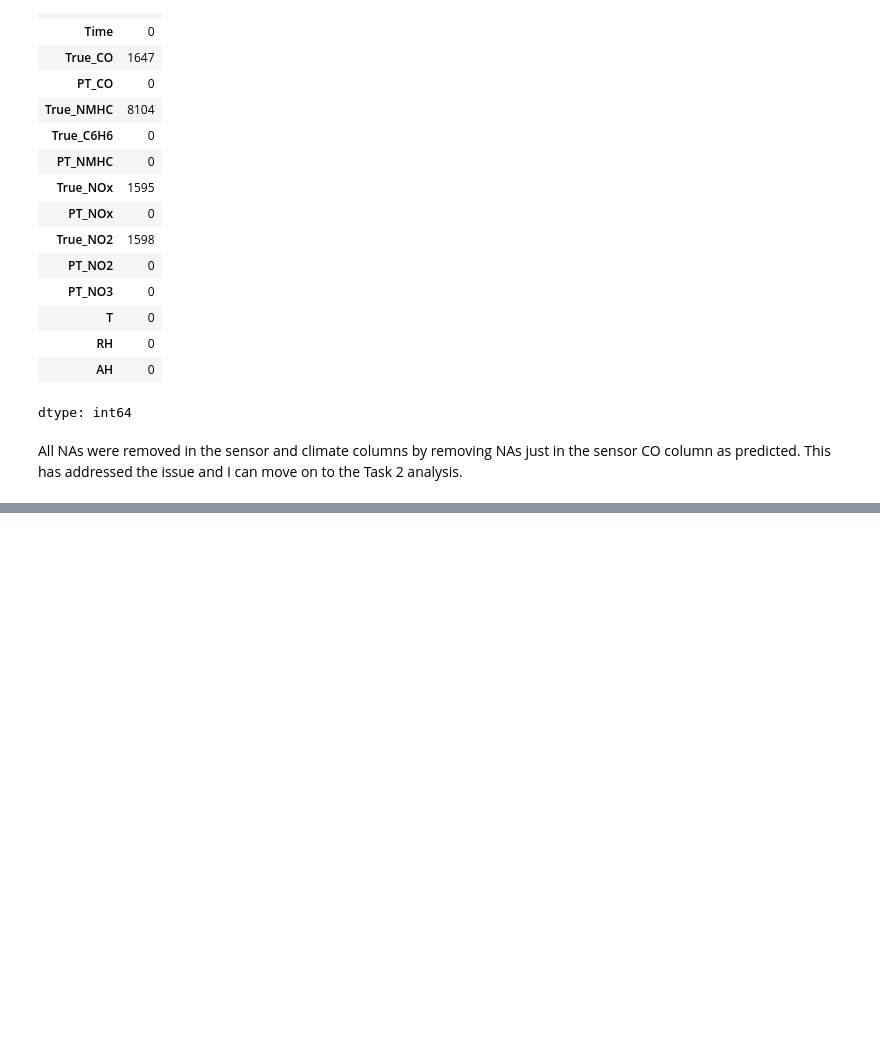
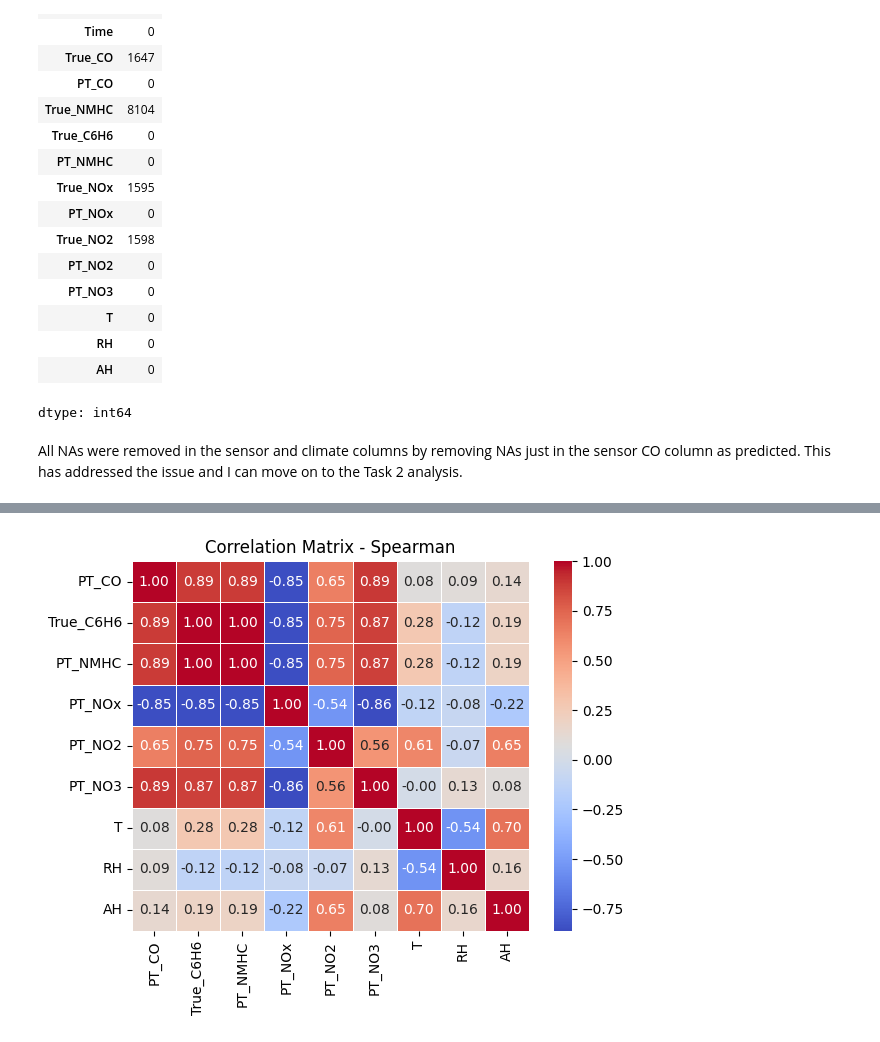
Before and after one commit to shuodeng521-sys/ST-554-Project1-Shuo-Anna-Jillian, a Jupyter notebook: Task2/Greene_Project1_Task2.ipynb, the cells around one changed output, grey strips where cells are left out. Cells and saved outputs as stored; diff of their text form; code cells hidden in the pictures; blank space fills up the shorter version.

```diff
--- a/Task2/Greene_Project1_Task2.ipynb
+++ b/Task2/Greene_Project1_Task2.ipynb
@@ -110,0 +143,15 @@ All NAs were removed in the sensor and climate columns by removing NAs just in t
+# %%
+# Rerun correlation matrix but with Spearman corr.
+sp_corr_matrix = matrix_df.corr(method="spearman")
+
+# Plot using seaborn
+sns.heatmap(sp_corr_matrix,
+            annot=True, # Add correlation number
+            cmap='coolwarm', # Color map
+            fmt='.2f', # 2 decimal place
+            linewidths=0.5)
+# Add title
+plt.title('Correlation Matrix - Spearman')
+plt.show()
+# %% [output]
+[figure, added]
```
Also changed, not shown: parts of 20 cells of this notebook.
